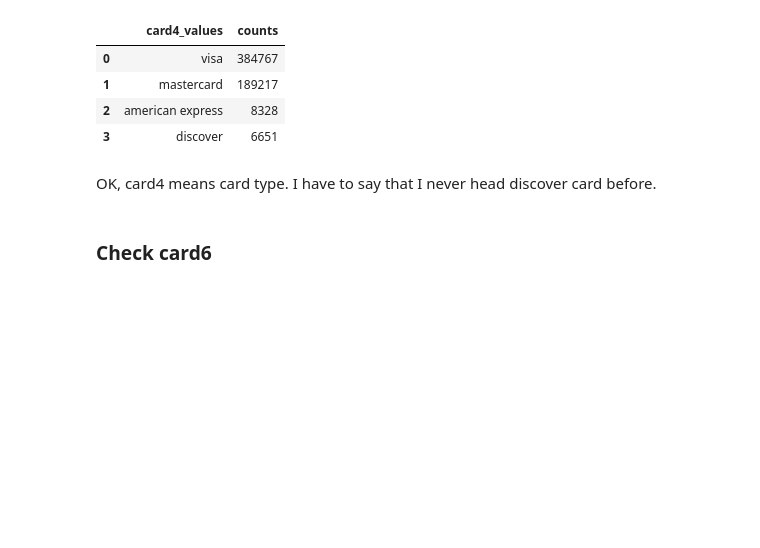
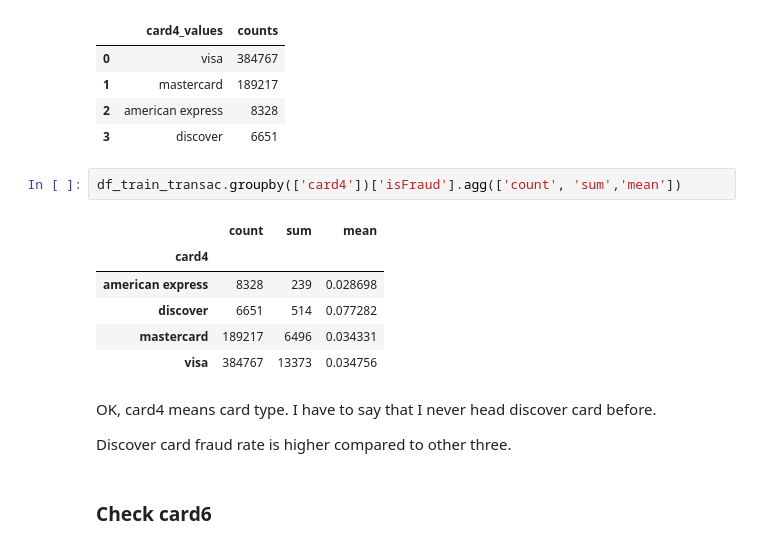
Before and after one commit to haataa/IEEE_CIS_Fraud_Detection, a Jupyter notebook: EDA.ipynb, the cells around one changed output. Cells and saved outputs as stored; diff of their text form; blank space fills up the shorter version.

```diff
--- a/EDA.ipynb
+++ b/EDA.ipynb
@@ -242,8 +254,19 @@ feat_value_count(df_train_transac,'card4')
 | 1 | mastercard | 189217 |
 | 2 | american express | 8328 |
 | 3 | discover | 6651 |
+# %%
+df_train_transac.groupby(['card4'])['isFraud'].agg(['count', 'sum','mean'])
+# %% [output]
+|  | count | sum | mean |
+| card4 |  |  |  |
+| american express | 8328 | 239 | 0.028698 |
+| discover | 6651 | 514 | 0.077282 |
+| mastercard | 189217 | 6496 | 0.034331 |
+| visa | 384767 | 13373 | 0.034756 |
 # %% [markdown]
 OK, card4 means card type. I have to say that I never head discover card before.
+
+Discover card fraud rate is higher compared to other three.
 # %% [markdown]
 ### Check card6
 # %%
```
Also changed, not shown: parts of 10 cells of this notebook.
